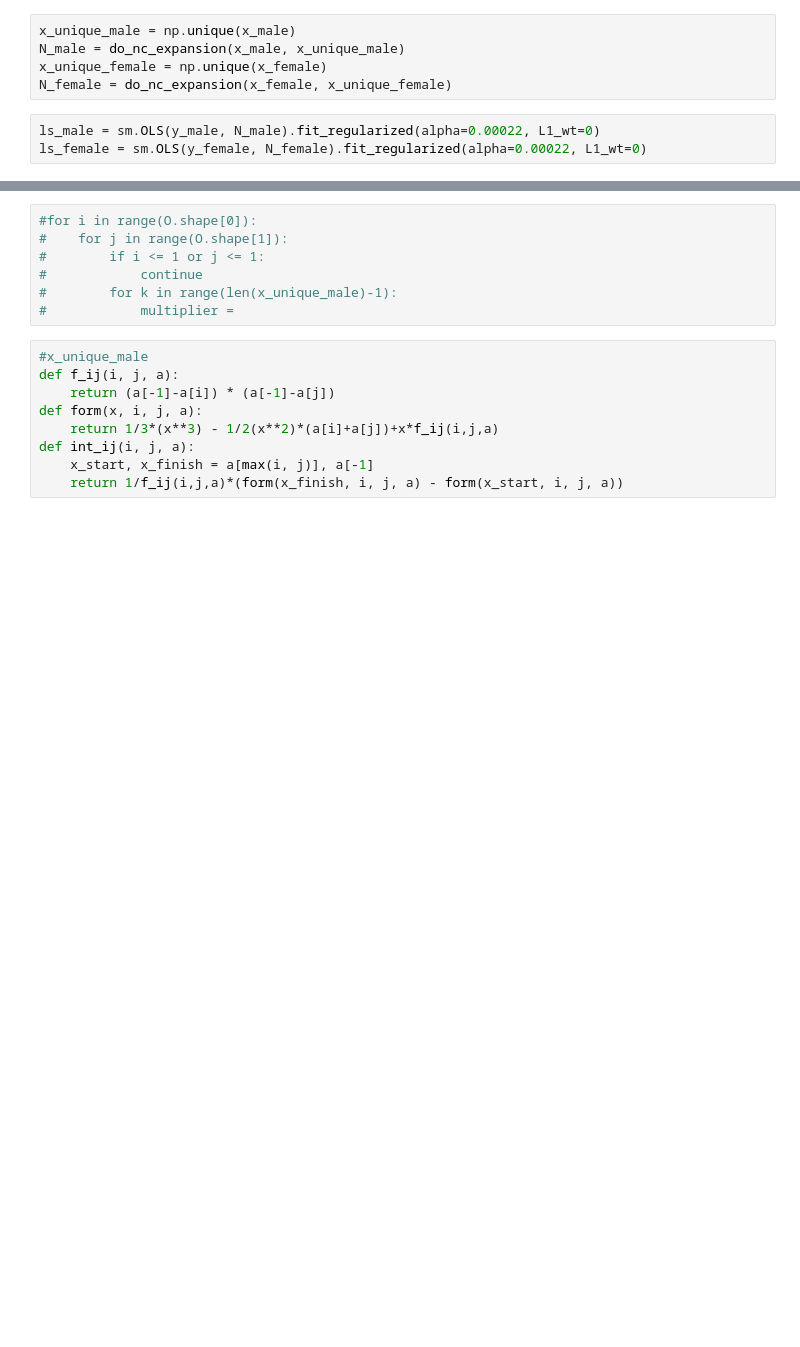
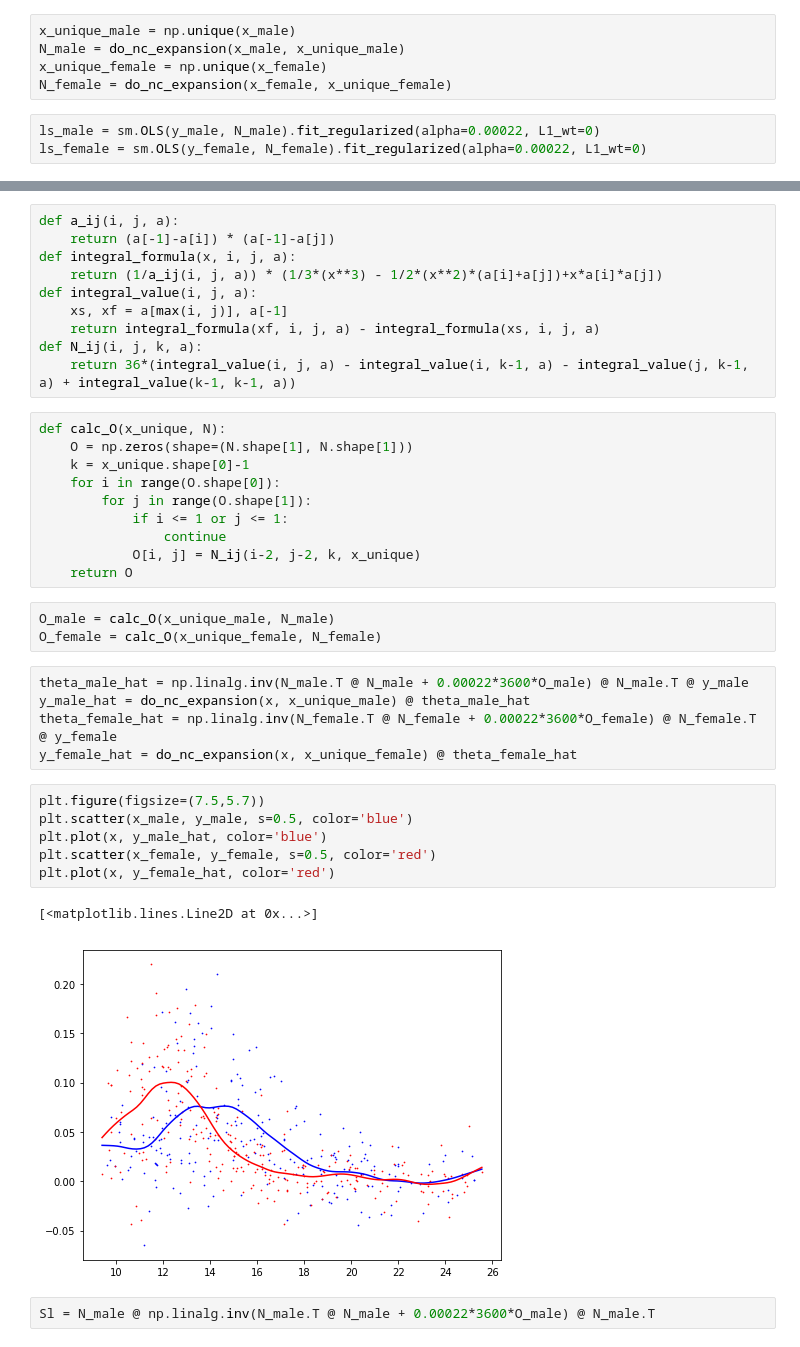
Before and after one commit to empathy87/The-Elements-of-Statistical-Learning-Python-Notebooks, a Jupyter notebook: 5 Basis Expansions and Regularization/4 Smoothing Splines.ipynb, the cells around one changed output, grey strips where cells are left out. Saved outputs shown, nothing was run; the diff lists cells and outputs as text; blank space fills up the shorter version.

Commit message:
basis expansion

```diff
--- a/5 Basis Expansions and Regularization/4 Smoothing Splines.ipynb
+++ b/5 Basis Expansions and Regularization/4 Smoothing Splines.ipynb
@@ -56,16 +56,39 @@ O = np.zeros(shape=(N_male.shape[1], N_male.shape[1]))
+# %%
+def a_ij(i, j, a):
+    return (a[-1]-a[i]) * (a[-1]-a[j])
+def integral_formula(x, i, j, a):
+    return (1/a_ij(i, j, a)) * (1/3*(x**3) - 1/2*(x**2)*(a[i]+a[j])+x*a[i]*a[j])
+def integral_value(i, j, a):
+    xs, xf = a[max(i, j)], a[-1]
+    return integral_formula(xf, i, j, a) - integral_formula(xs, i, j, a)
+def N_ij(i, j, k, a):
+    return 36*(integral_value(i, j, a) - integral_value(i, k-1, a) - integral_value(j, k-1, a) + integral_value(k-1, k-1, a))
 # %%
-#for i in range(O.shape[0]):
-#    for j in range(O.shape[1]):
-#        if i <= 1 or j <= 1:
-#            continue
-#        for k in range(len(x_unique_male)-1):
-#            multiplier =
+def calc_O(x_unique, N):
+    O = np.zeros(shape=(N.shape[1], N.shape[1]))
+    k = x_unique.shape[0]-1
+    for i in range(O.shape[0]):
+        for j in range(O.shape[1]):
+            if i <= 1 or j <= 1:
+                continue
+            O[i, j] = N_ij(i-2, j-2, k, x_unique)
+    return O
-# %%
-#x_unique_male
-def f_ij(i, j, a):
-    return (a[-1]-a[i]) * (a[-1]-a[j])
-def form(x, i, j, a):
-    return 1/3*(x**3) - 1/2(x**2)*(a[i]+a[j])+x*f_ij(i,j,a)
-def int_ij(i, j, a):
-    x_start, x_finish = a[max(i, j)], a[-1]
-    return 1/f_ij(i,j,a)*(form(x_finish, i, j, a) - form(x_start, i, j, a))
+# %%
+O_male = calc_O(x_unique_male, N_male)
+O_female = calc_O(x_unique_female, N_female)
+# %%
+theta_male_hat = np.linalg.inv(N_male.T @ N_male + 0.00022*3600*O_male) @ N_male.T @ y_male
+y_male_hat = do_nc_expansion(x, x_unique_male) @ theta_male_hat
+theta_female_hat = np.linalg.inv(N_female.T @ N_female + 0.00022*3600*O_female) @ N_female.T @ y_female
+y_female_hat = do_nc_expansion(x, x_unique_female) @ theta_female_hat
+# %%
+plt.figure(figsize=(7.5,5.7))
+plt.scatter(x_male, y_male, s=0.5, color='blue')
+plt.plot(x, y_male_hat, color='blue')
+plt.scatter(x_female, y_female, s=0.5, color='red')
+plt.plot(x, y_female_hat, color='red')
+# %% [output]
+[<matplotlib.lines.Line2D at 0x...>]
+[figure, added]
+# %%
+Sl = N_male @ np.linalg.inv(N_male.T @ N_male + 0.00022*3600*O_male) @ N_male.T
```
Also changed, not shown: parts of 4 cells of this notebook, 1 other file.
